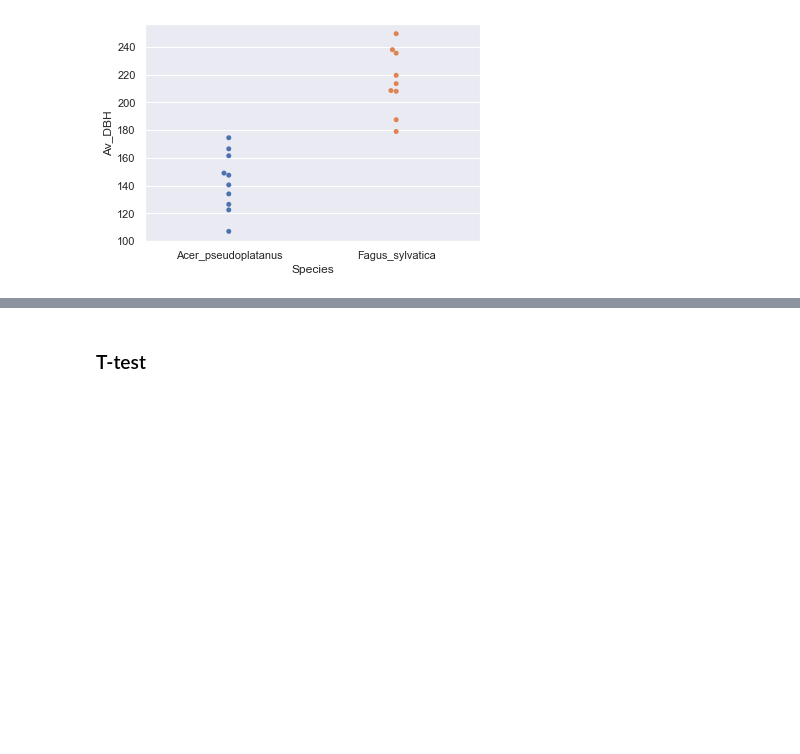
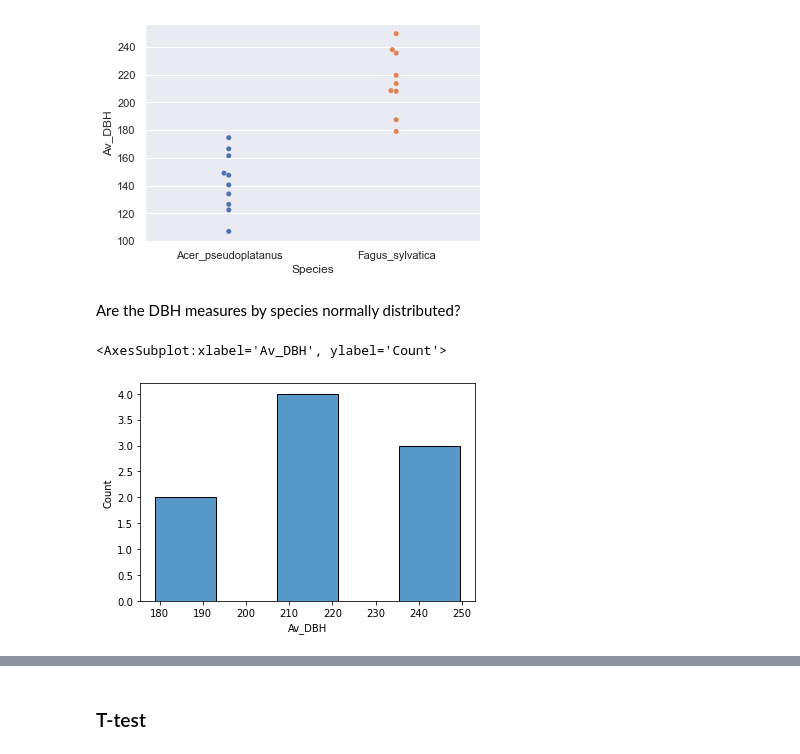
Before and after one commit to nicksavill/DEB_development, a Jupyter notebook: Week1/Tree_time.ipynb, the cells around one changed output, grey strips where cells are left out. Drawn from its saved outputs; the diff is of its cells as text; code cells hidden in the pictures; blank space fills up the shorter version.

```diff
--- a/Week1/Tree_time.ipynb
+++ b/Week1/Tree_time.ipynb
@@ -104,3 +167,13 @@ sns.swarmplot(x="Species", y="Av_DBH", data=df)
 # %% [output]
 <AxesSubplot:xlabel='Species', ylabel='Av_DBH'>
 [figure]
+# %% [markdown]
+Are the DBH measures by species normally distributed?
+# %%
+beech = df[df.Species == "Fagus_sylvatica"]
+maple = df[df.Species == "Acer_pseudoplatanus"]
+# %%
+sns.histplot(data=beech, x='Av_DBH')
+# %% [output]
+<AxesSubplot:xlabel='Av_DBH', ylabel='Count'>
+[figure, added]
```
Also changed, not shown: parts of 23 cells of this notebook, 14 other files.
